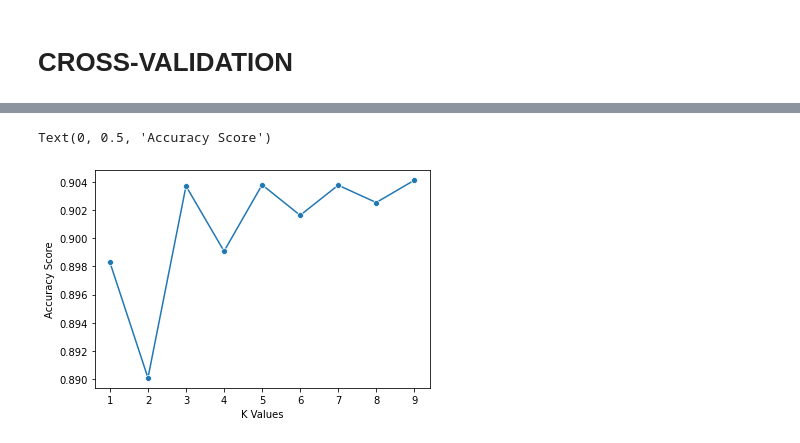
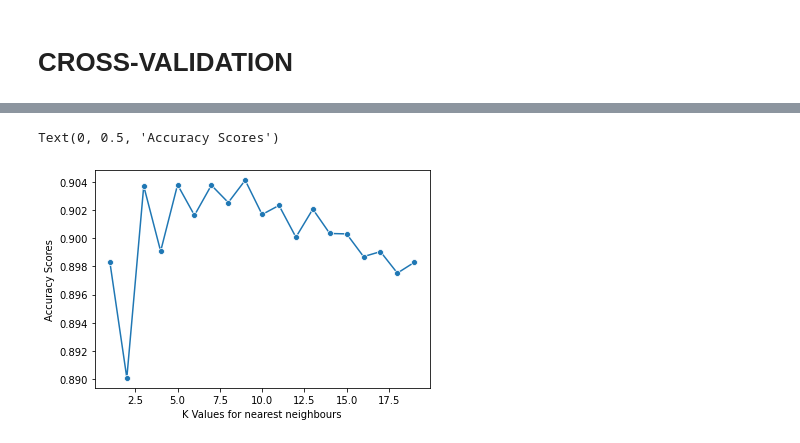
Before and after one commit to Data-Pundits/PHM-Classifiers, a Jupyter notebook: knn-basic-features.ipynb, the cells around one changed output, grey strips where cells are left out. Drawn from its saved outputs; the diff is of its cells as text; code cells hidden in the pictures.

```diff
--- a/knn-basic-features.ipynb
+++ b/knn-basic-features.ipynb
@@ -107,8 +118,11 @@ Accuracy: 0.8387758090496412
 # %% [markdown]
 # CROSS-VALIDATION
 # %%
-k_values = [i for i in range (1,10)]
-scores = []
+k_values = [i for i in range (1,20)]
+accuracy_scores = []
+precision_scores = []
+f1_scores = []
+recall_scores = []
 
 scaler = StandardScaler()
 X = scaler.fit_transform(X)
@@ -116,8 +130,17 @@ X = scaler.fit_transform(X)
 for k in k_values:
     print(k)
     knn = KNeighborsClassifier(n_neighbors=k)
-    score = cross_val_score(knn, X, y, cv=5)
-    scores.append(np.mean(score))
+    accuracy_score = cross_val_score(knn, X, y, cv=5, scoring='accuracy')
+    accuracy_scores.append(np.mean(accuracy_score))
+
+    precision_score = cross_val_score(knn, X, y, cv=5, scoring='precision_weighted')
+    precision_scores.append(np.mean(precision_score))
+
+    f1_score = cross_val_score(knn, X, y, cv=5, scoring='f1_weighted')
+    f1_scores.append(np.mean(f1_score))
+
+    recall_score = cross_val_score(knn, X, y, cv=5, scoring='recall_weighted')
+    recall_scores.append(np.mean(recall_score))
 # %% [output]
 1
 2
@@ -131,7 +164,7 @@ for k in k_values:
 # %%
-sns.lineplot(x = k_values, y = scores, marker = 'o')
-plt.xlabel("K Values")
-plt.ylabel("Accuracy Score")
+sns.lineplot(x = k_values, y = accuracy_scores, marker = 'o')
+plt.xlabel("K Values for nearest neighbours")
+plt.ylabel("Accuracy Scores")
 # %% [output]
-Text(0, 0.5, 'Accuracy Score')
+Text(0, 0.5, 'Accuracy Scores')
-[figure, old version]
+[figure, new version]
```
Also changed, not shown: parts of 14 cells of this notebook, 2 other files.
